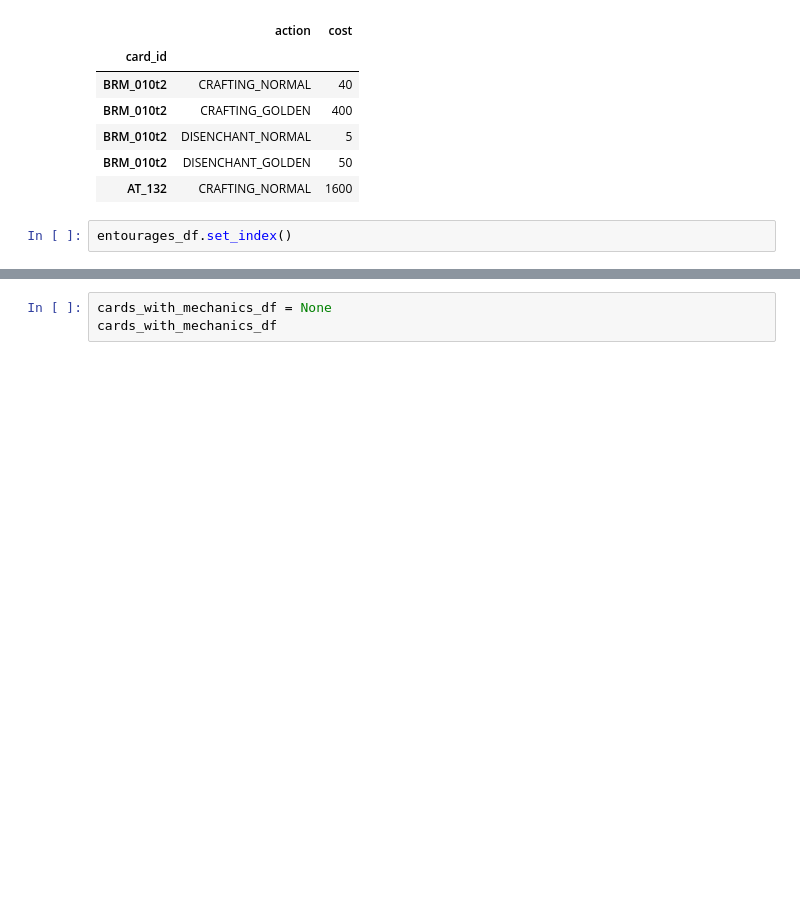
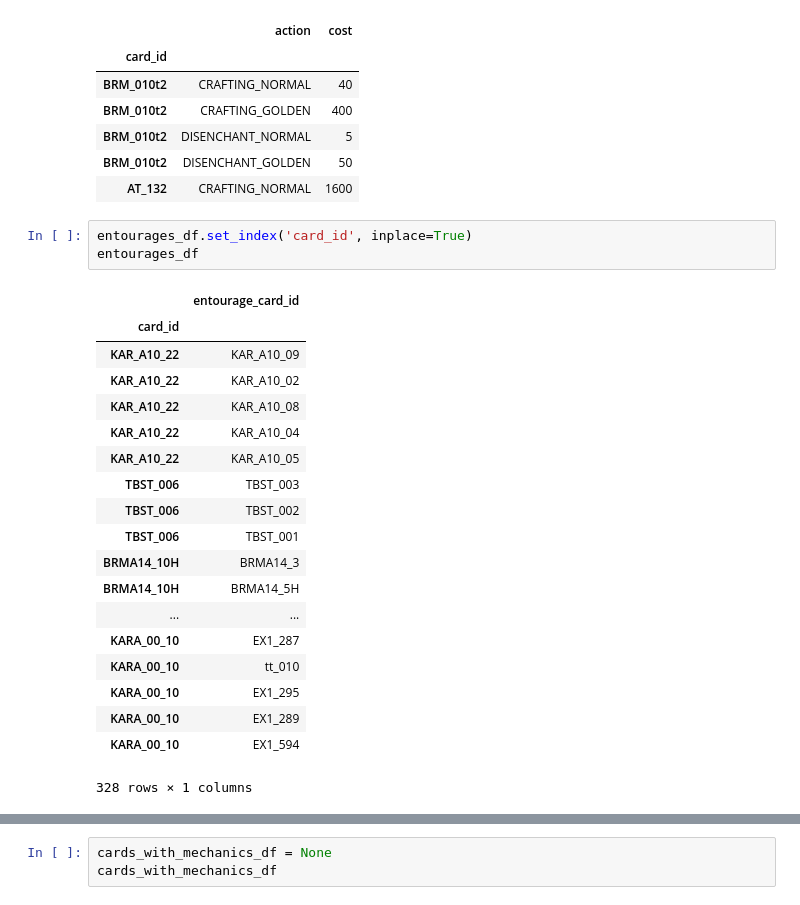
Before and after one commit to johnmarkdaniels/dsc-combining-dataframes-pandas-lab-dc-ds-career-042219, a Jupyter notebook: index.ipynb, the cells around one changed output, grey strips where cells are left out. Saved outputs shown, nothing was run; the diff lists cells and outputs as text; blank space fills up the shorter version.

```diff
--- a/index.ipynb
+++ b/index.ipynb
@@ -141,7 +141,28 @@ dust_df.head()
 | BRM_010t2 | DISENCHANT_GOLDEN | 50 |
 | AT_132 | CRAFTING_NORMAL | 1600 |
 # %%
-entourages_df.set_index()
+entourages_df.set_index('card_id', inplace=True)
+entourages_df
+# %% [output]
+|  | entourage_card_id |
+| card_id |  |
+| KAR_A10_22 | KAR_A10_09 |
+| KAR_A10_22 | KAR_A10_02 |
+| KAR_A10_22 | KAR_A10_08 |
+| KAR_A10_22 | KAR_A10_04 |
+| KAR_A10_22 | KAR_A10_05 |
+| TBST_006 | TBST_003 |
+| TBST_006 | TBST_002 |
+| TBST_006 | TBST_001 |
+| BRMA14_10H | BRMA14_3 |
+| BRMA14_10H | BRMA14_5H |
+| ... | ... |
+| KARA_00_10 | EX1_287 |
+| KARA_00_10 | tt_010 |
+| KARA_00_10 | EX1_295 |
+| KARA_00_10 | EX1_289 |
+| KARA_00_10 | EX1_594 |
+328 rows × 1 columns
 # %% [markdown]
 ## Executing Joins
 
```
